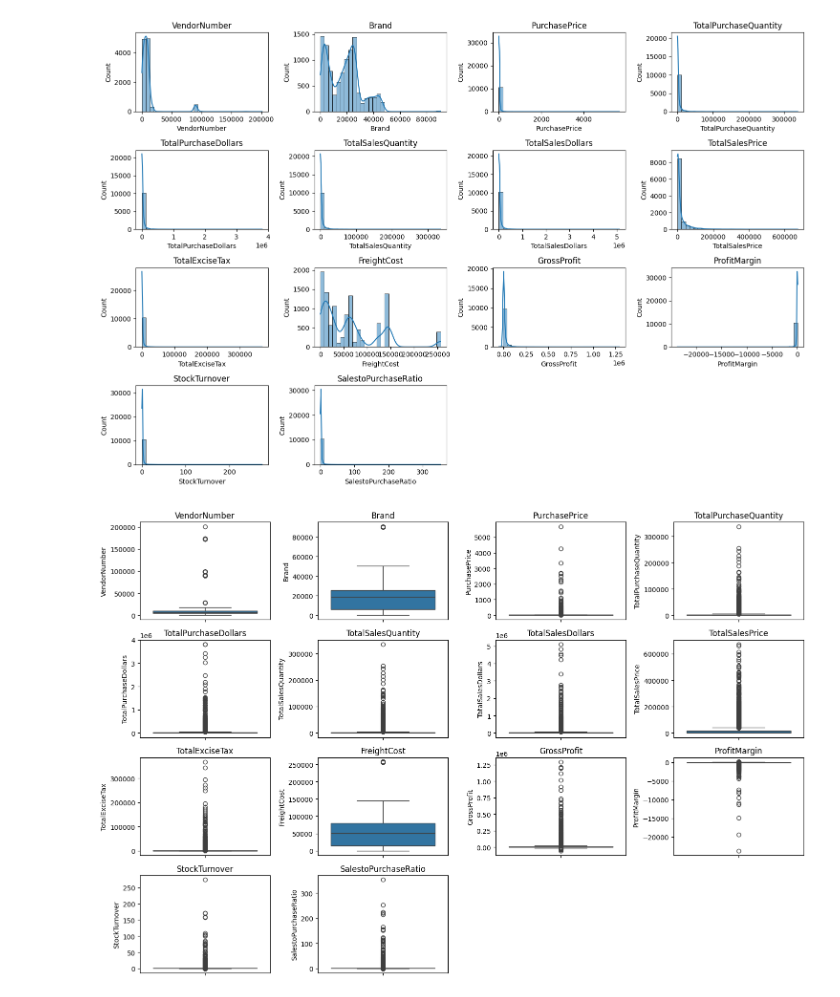
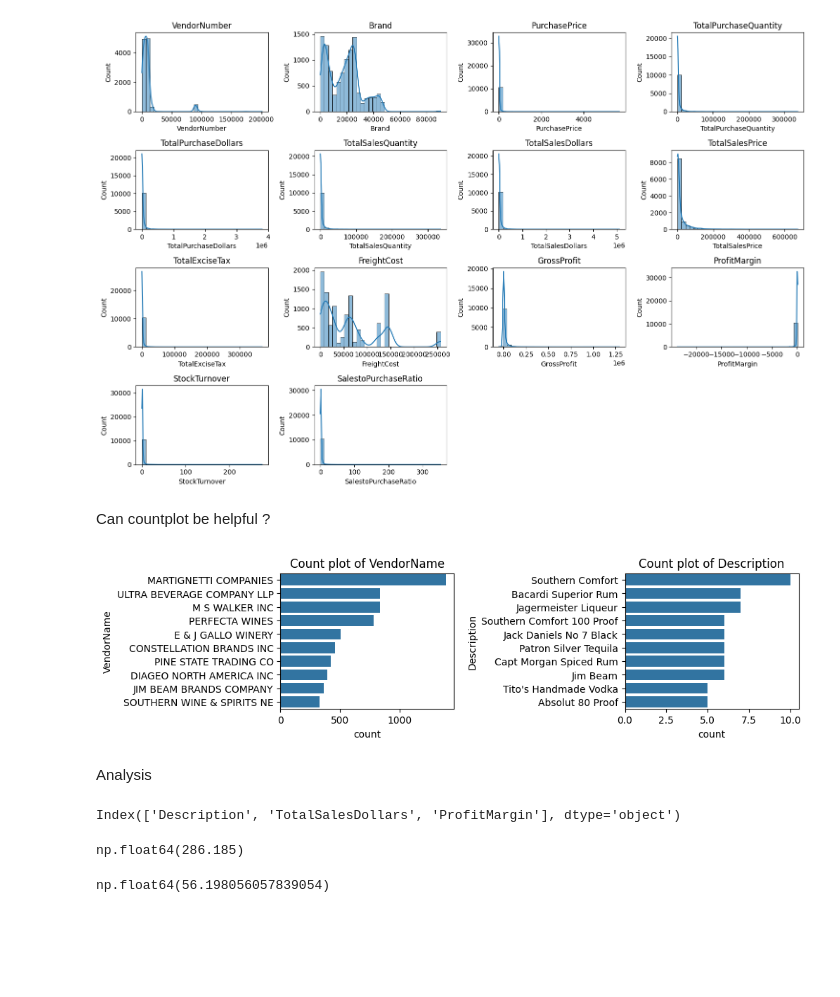
Before and after one commit to LuffyXoro/MERCHANT-Data-Analytics, a Jupyter notebook: performance_analysis.ipynb, the cells around one changed output. Drawn from its saved outputs; the diff is of its cells as text; code cells hidden in the pictures; blank space fills up the shorter version.

Commit message:
performance

```diff
--- a/performance_analysis.ipynb
+++ b/performance_analysis.ipynb
@@ -59,17 +59,32 @@ plt.tight_layout()
 plt.show()
 # %% [output]
 [figure]
+# %% [markdown]
+Can countplot be helpful ?
 # %%
-# for outliers
+# # for outliers
 
-numerical_cols = df.select_dtypes(include=np.number).columns
-plt.figure(figsize=(15, 10))
-for i, col in enumerate(numerical_cols):
-    plt.subplot(4, 4, i+1) # Adjust grid layout as needed
-    sns.boxplot(y=df [col])
-    plt.title(col)
+# numerical_cols = df.select_dtypes(include=np.number).columns
+# plt.figure(figsize=(15, 10))
+# for i, col in enumerate(numerical_cols):
+#     plt.subplot(4, 4, i+1) # Adjust grid layout as needed
+#     sns.boxplot(y=df [col])
+#     plt.title(col)
 
-plt.tight_layout()
-plt.show()
+# plt.tight_layout()
+# plt.show()
-# %% [output]
-[figure, removed]
+# %%
+categorical_columns=['VendorName','Description']
+plt.figure(figsize=(20,10))
+for i , col in enumerate(categorical_columns):
+    plt.subplot(4, 4, i+1) # Adjust grid layout as needed
+    sns.countplot(y=df [col],order=df[col].value_counts().index[:10])
+
+    plt.title(f"Count plot of {col}")
+
+plt.tight_layout()
+plt.show()
+# %% [output]
+[figure, added]
+# %% [markdown]
+Analysis
@@ -75,0 +95,4 @@ plt.show()
+# %%
+brand_performance.columns
+# %% [output]
+Index(['Description', 'TotalSalesDollars', 'ProfitMargin'], dtype='object')
@@ -75,0 +102,8 @@ plt.show()
+# %%
+low_sales_threshold
+# %% [output]
+np.float64(286.185)
+# %%
+high_margin_threshold
+# %% [output]
+np.float64(56.198056057839054)
```
Also changed, not shown: parts of 9 cells of this notebook.
